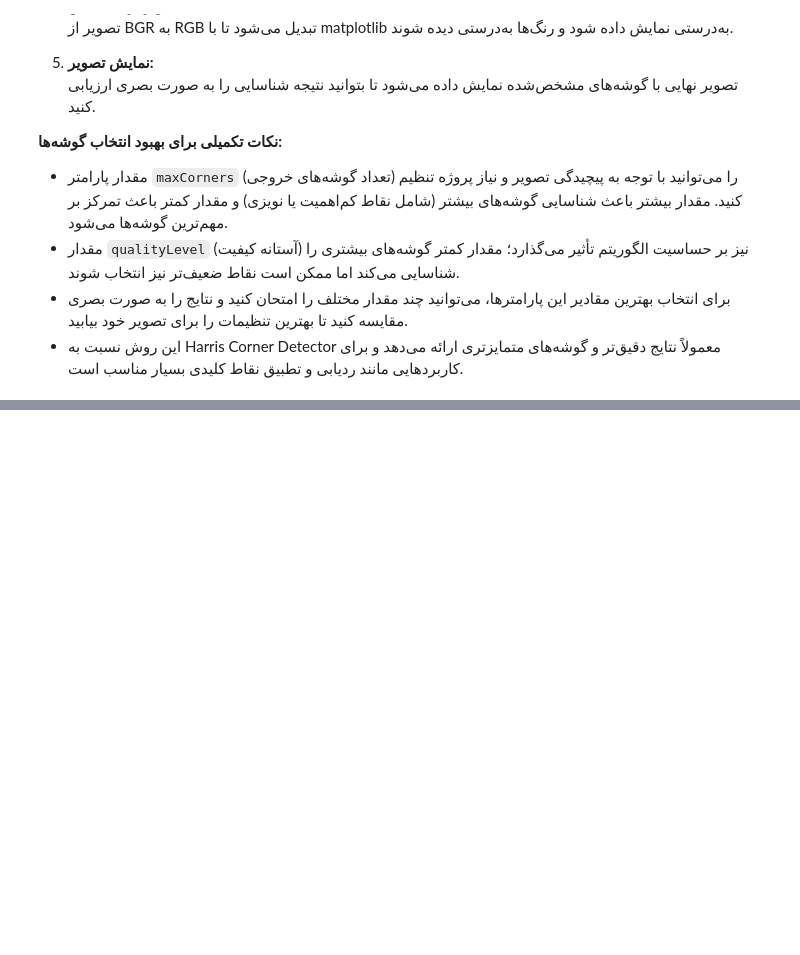
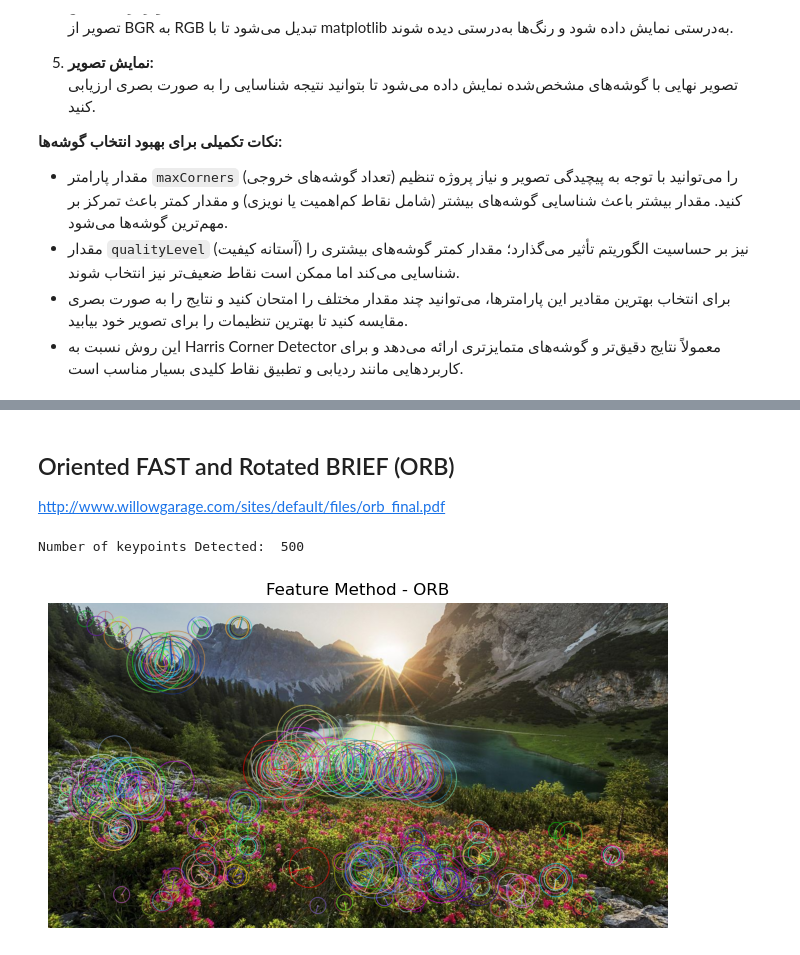
Before and after one commit to Arian2077/Computer_Graphic, a Jupyter notebook: Advanced/5.Object Detection/section_5(2).ipynb, the cells around one changed output, grey strips where cells are left out. Cells and saved outputs as stored; diff of their text form; code cells hidden in the pictures; blank space fills up the shorter version.

```diff
--- a/Advanced/5.Object Detection/section_5(2).ipynb
+++ b/Advanced/5.Object Detection/section_5(2).ipynb
@@ -252,0 +437,35 @@ plt.show()
+# %% [markdown]
+## Oriented FAST and Rotated BRIEF (ORB)
+http://www.willowgarage.com/sites/default/files/orb_final.pdf
+# %%
+import cv2
+import numpy as np
+import matplotlib.pyplot as plt
+
+# image and gray are already defined in the notebook
+
+# Create ORB object
+orb = cv2.ORB_create()
+
+# Determine key points
+keypoints = orb.detect(gray, None)
+
+# Obtain the descriptors
+keypoints, descriptors = orb.compute(gray, keypoints)
+print("Number of keypoints Detected: ", len(keypoints))
+
+# Draw rich keypoints on input image
+image_with_keypoints = cv2.drawKeypoints(
+	image, keypoints, None, flags=cv2.DRAW_MATCHES_FLAGS_DRAW_RICH_KEYPOINTS
+)
+
+# Convert BGR to RGB for matplotlib
+image_rgb = cv2.cvtColor(image_with_keypoints, cv2.COLOR_BGR2RGB)
+plt.figure(figsize=(8, 8))
+plt.imshow(image_rgb)
+plt.title('Feature Method - ORB')
+plt.axis('off')
+plt.show()
+# %% [output]
+Number of keypoints Detected:  500
+[figure, added]
```
Also changed, not shown: parts of 9 cells of this notebook, 1 other file.
